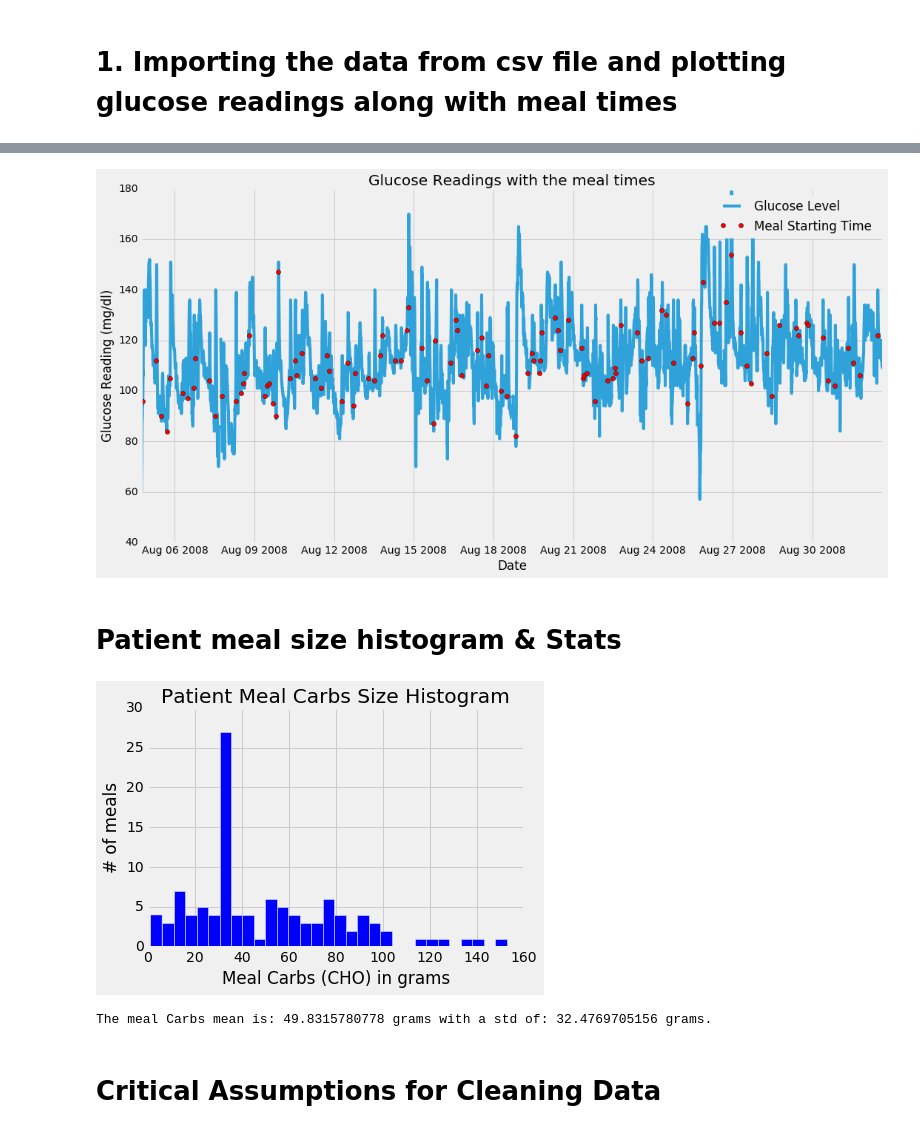
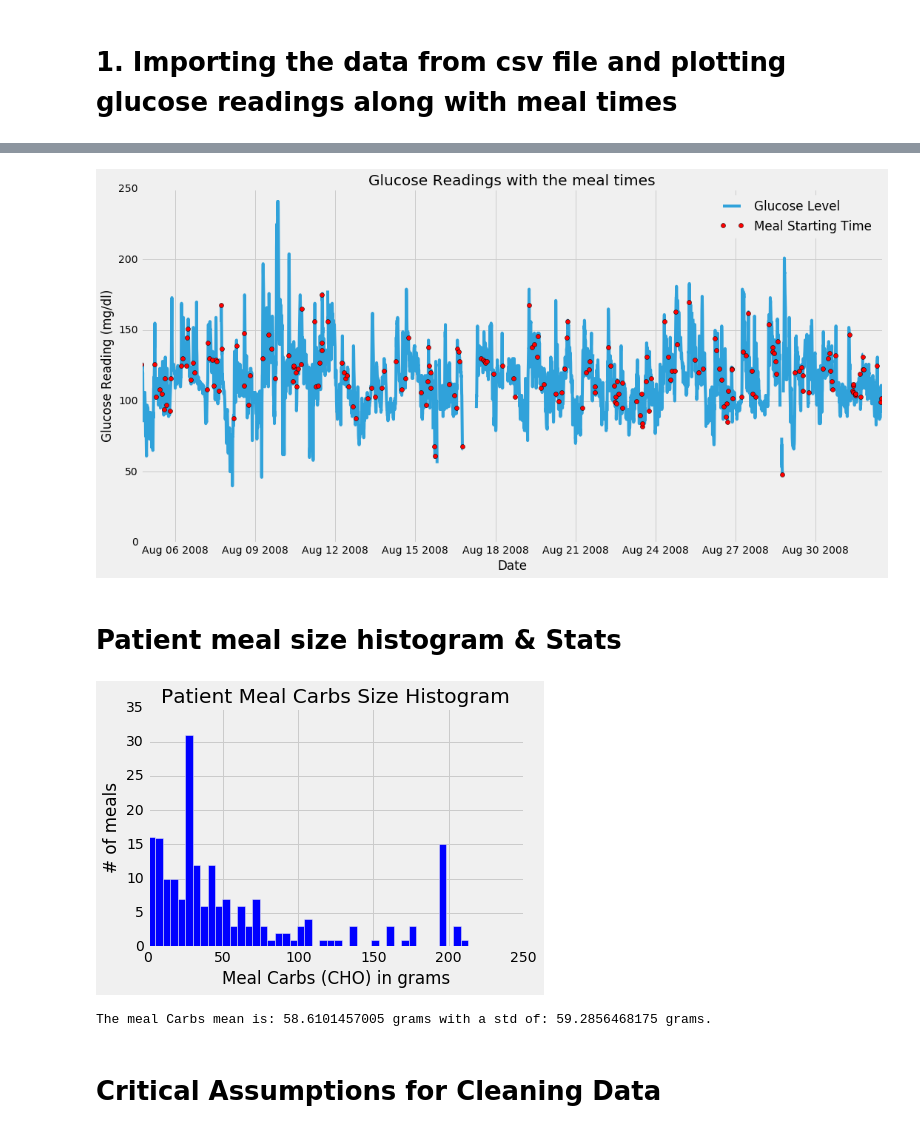
Before and after one commit to SalChem/Diabetic-Project, a Jupyter notebook: Complete Data Cleaning.ipynb, the cells around one changed output, grey strips where cells are left out. Drawn from its saved outputs; the diff is of its cells as text; code cells hidden in the pictures.

```diff
--- a/Complete Data Cleaning.ipynb
+++ b/Complete Data Cleaning.ipynb
@@ -18,6 +18,12 @@ import math
 #This is graph line style, from Nate silver
 plt.style.use('fivethirtyeight')
 
+#This is for the interactive plotting using bokeh
+from bokeh.plotting import figure, output_file, show
+from bokeh.models.markers import Asterisk
+from bokeh.models import ColumnDataSource, DataRange1d, Plot, LinearAxis, Grid
+from bokeh.models import HoverTool
+
 #_DATA_DIR = r'/Users/administrator/Desktop/New Git Diabetes/Input/input'
 #_FIG_DIR = r'/Users/administrator/Desktop/New Git Diabetes/figures'
 _DATA_DIR = r'C:\Users\engadmin\Desktop\Diabetes  Project Code\Input\input'
@@ -26,7 +32,7 @@ _FIG_DIR = r'C:\Users\engadmin\Desktop\Diabetes  Project Code\figures'
 if not os.path.exists(_FIG_DIR):
     os.makedirs(_FIG_DIR)
 
-_GULCOSE_DATA_PATH = os.path.join(_DATA_DIR, 'P4.csv')
+_GULCOSE_DATA_PATH = os.path.join(_DATA_DIR, 'P5.csv')
 fields = ["Date", "mg/dL", "CHO (g)", "Fat (g)", "Protein (g)"]
 df_P1 = pd.read_csv(_GULCOSE_DATA_PATH, parse_dates=['Date'], usecols = fields) #read and prase Date col as dataTimes object
 df_P1 = df_P1.sort(['Date'])
@@ -134,4 +140,4 @@ Some of the successive meal readings are redundant and stand for one meal only
-[figure, old version]
+[figure, new version]
 # %% [markdown]
 # Patient meal size histogram & Stats
 # %%
@@ -145,8 +151,8 @@ plt.show()
 
 print "The meal Carbs mean is:", np.mean(df_P1_meals['CHO (g)']), "grams with a std of:", np.std(df_P1_meals['CHO (g)']), "grams."
 # %% [output]
-[figure, old version]
+[figure, new version]
-The meal Carbs mean is: 49.8315780778 grams with a std of: 32.4769705156 grams.
+The meal Carbs mean is: 58.6101457005 grams with a std of: 59.2856468175 grams.
 # %% [markdown]
 # Critical Assumptions for Cleaning Data
 # %% [markdown]
```
Also changed, not shown: parts of 16 cells of this notebook.
